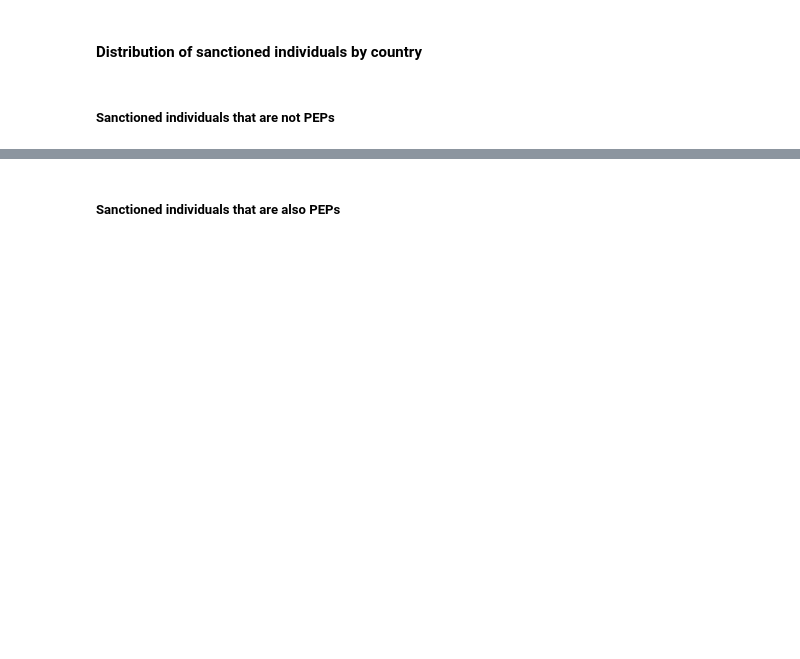
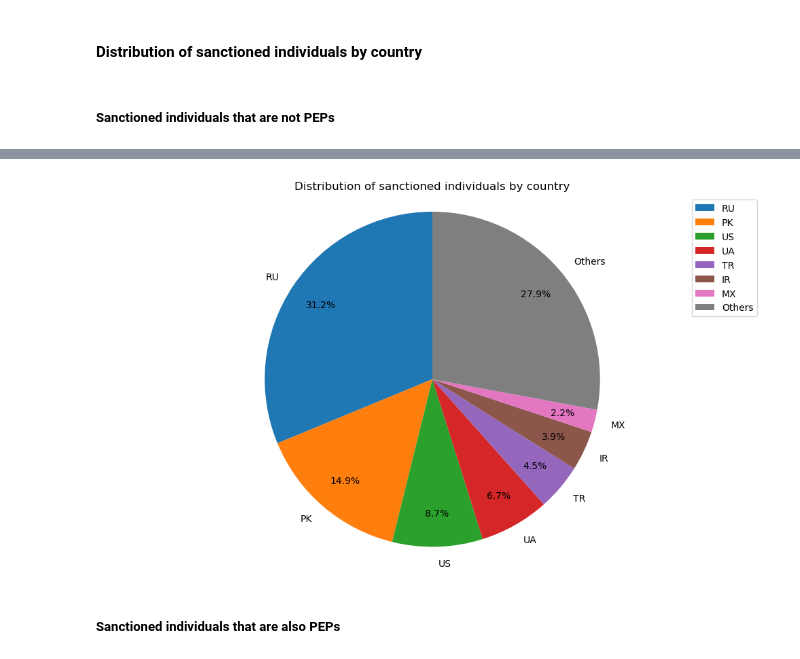
Before and after one commit to francescosilvano/gsd-osint, a Jupyter notebook: projectSolution.ipynb, the cells around one changed output, grey strips where cells are left out. Drawn from its saved outputs; the diff is of its cells as text; code cells hidden in the pictures; blank space fills up the shorter version.

```diff
--- a/projectSolution.ipynb
+++ b/projectSolution.ipynb
@@ -158,6 +148,6 @@ The _"Consolidated Sanctions"_ dataset is a distribution listing all the sanctio
 This collection combines all designated entities from the various sanctions lists included in OpenSanctions. It represents the broadest set of sanctioned people, companies and other assets that is designated globally.
 # %%
 # Load the data for Consolidated Sanctions dataset
-df_consolidated = pd.read_csv('data/raw/consolidatedsanctions/targets.simple-1.csv', low_memory=False).drop(columns=['phones','emails']) # phones and emails are dropped for simplicity
+df_consolidated = pd.read_csv(f"{DATA_PATH}/consolidatedsanctions/targets.simple-1.csv", low_memory=False).drop(columns=['phones','emails']) # phones and emails are dropped for simplicity
 df_consolidated['countries'] = df_consolidated['countries'].str.upper()
 # %% [markdown]
@@ -189,12 +212,3 @@ Although no extensive cleaning process was required for the datasets, as they we
 The PEPs dataset, in particular, required a deduplication process due to the presence of duplicates across different sources.
 
 The deduplication process was implemented by simply keeping the occurrence with the most complete information, i.e. the row with the least number of missing values across all columns. This approach ensured that we retained the most informative record for each unique entity while eliminating redundant entries that could jeopardize the accuracy of our analysis.
-# %%
-# Create a new column 'non_null_count' that counts the number of non-null values in each row
-df_peps['non_null_count'] = df_peps.count(axis=1) # .coun(axis=1) counts non-null values across columns for each row
-
-# For each duplicate name, keep the row with the highest 'non_null_count'
-df_peps_def = df_peps.sort_values('non_null_count', ascending=False).drop_duplicates(subset='name', keep='first').drop(columns=['non_null_count'])
-# Check the number of unique entities and duplicates after deduplication
-print(f"Number of unique entities: {df_peps_def['name'].nunique()}")
-print(f"Number of duplicates removed: {df_peps.shape[0] - df_peps_def.shape[0]}")
@@ -226,28 +282,30 @@ df_sanctioned_people_nopeps
 # %%
-country_counts = df_sanctioned_people_nopeps['countries'].value_counts()
+country_counts_nopeps = df_sanctioned_people_nopeps['countries'].str.split(';').explode().str.strip().value_counts()
 
-country_percentage = country_counts / country_counts.sum()
+country_percentage_nopeps = country_counts_nopeps / country_counts_nopeps.sum()
 
-main_countries = country_counts[country_percentage >= 0.02]
-other_countries = country_counts[country_percentage < 0.02].sum()
+main_countries_nopeps = country_counts_nopeps[country_percentage_nopeps >= 0.02]
+other_countries_nopeps = country_counts_nopeps[country_percentage_nopeps < 0.02].sum()
 
-plot_data = main_countries.copy()
-if other_countries > 0:
-    plot_data['Others'] = other_countries
+plot_data = main_countries_nopeps.copy()
+if other_countries_nopeps > 0:
+    plot_data['Others'] = other_countries_nopeps
 
 fig = plt.figure(figsize=(10, 6))
 plot_data.plot(
     kind='pie',
     autopct='%1.1f%%', # autopct to show percentage on the pie chart
     startangle=90,
     pctdistance=0.8
 )
 
 plt.title('Distribution of sanctioned individuals by country')
 plt.axis('equal')
 plt.tight_layout()
 plt.legend()
 plt.show()
+# %% [output]
+[figure, added]
 # %% [markdown]
 ##### Sanctioned individuals that are also PEPs
 # %% [markdown]
```
Also changed, not shown: parts of 51 cells of this notebook.
